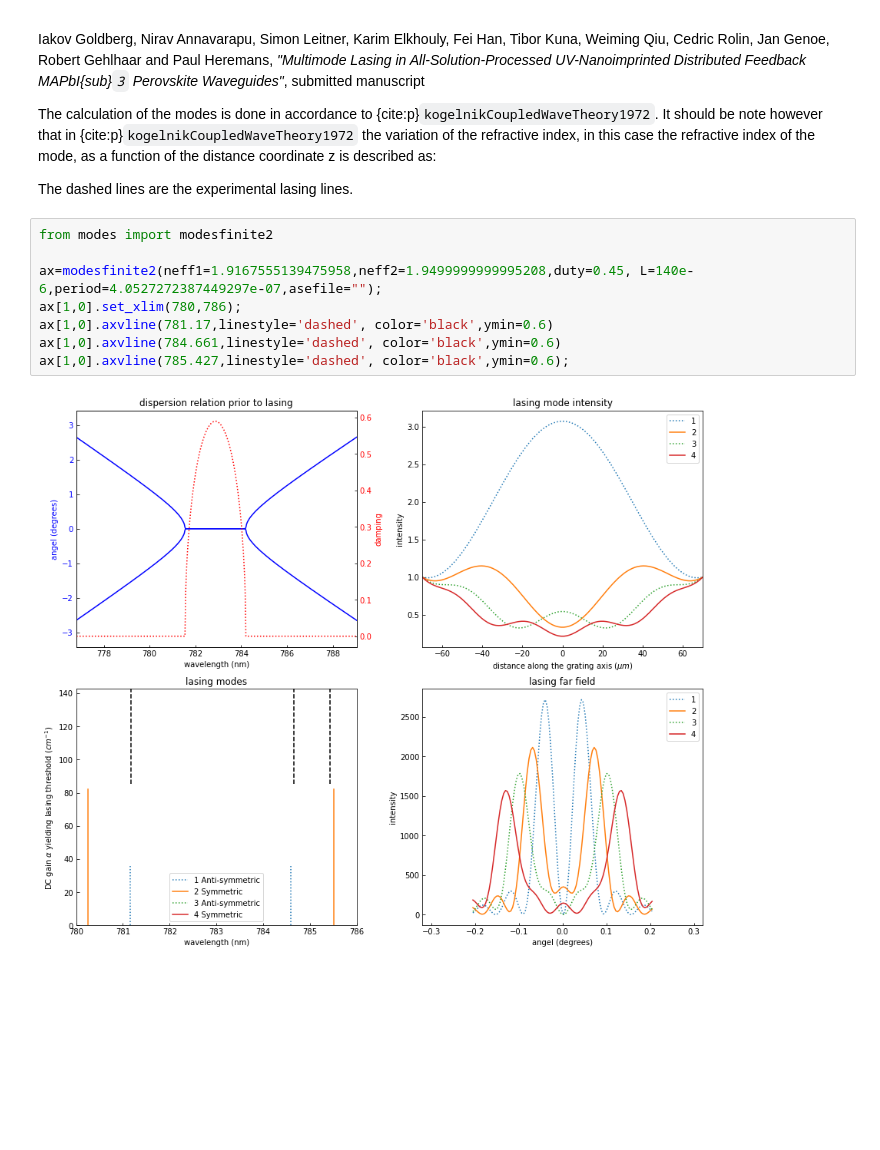
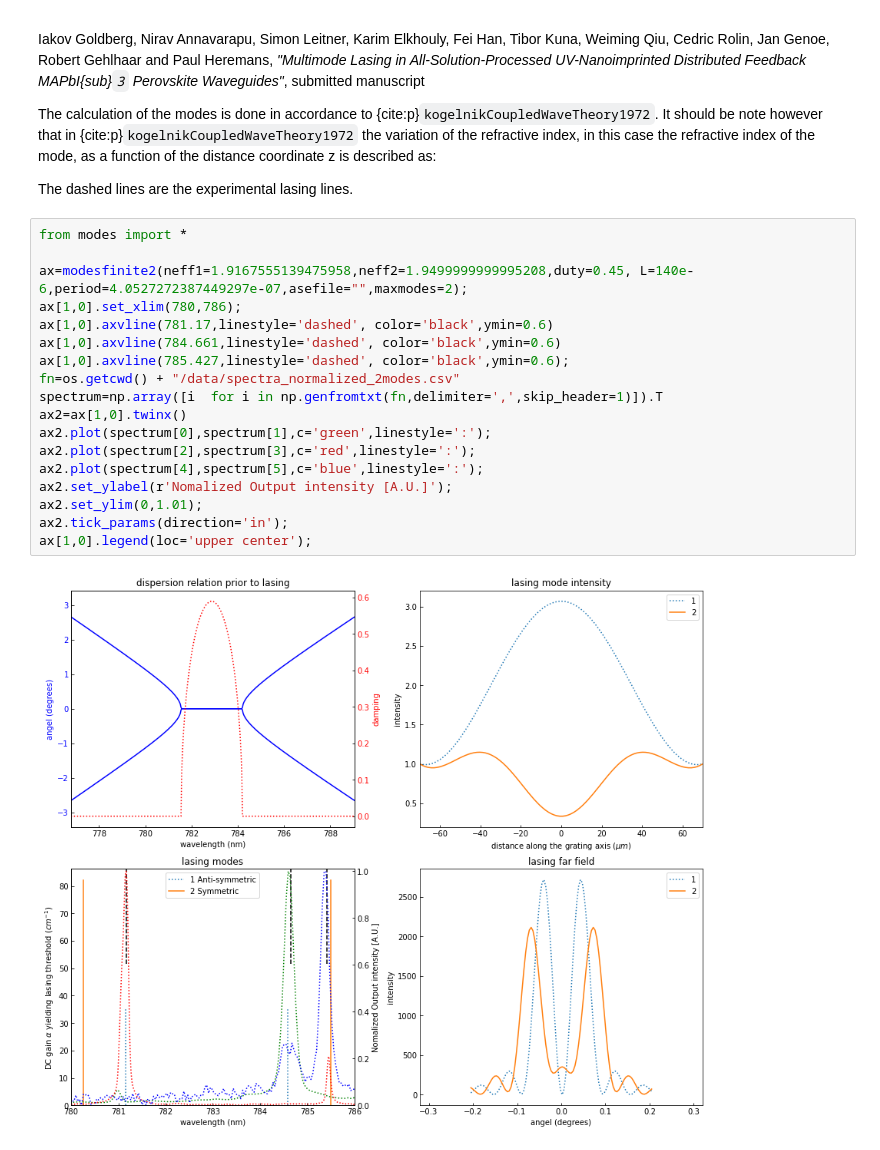
Before and after one commit to jangenoe/Coupled-Wave-Theory_DFB-Lasers, a Jupyter notebook: NanoimprintedDFB.ipynb, the cells around one changed output. Saved outputs shown, nothing was run; the diff lists cells and outputs as text; blank space fills up the shorter version.

Commit message:
adding spectra

```diff
--- a/NanoimprintedDFB.ipynb
+++ b/NanoimprintedDFB.ipynb
@@ -9,12 +9,22 @@ The calculation of the modes is done in accordance to {cite:p}`kogelnikCoupledWa
 
 The dashed lines are the experimental lasing lines.
 # %%
-from modes import modesfinite2
+from modes import *
 
-ax=modesfinite2(neff1=1.9167555139475958,neff2=1.9499999999995208,duty=0.45, L=140e-6,period=4.0527272387449297e-07,asefile="");
+ax=modesfinite2(neff1=1.9167555139475958,neff2=1.9499999999995208,duty=0.45, L=140e-6,period=4.0527272387449297e-07,asefile="",maxmodes=2);
 ax[1,0].set_xlim(780,786);
 ax[1,0].axvline(781.17,linestyle='dashed', color='black',ymin=0.6)
 ax[1,0].axvline(784.661,linestyle='dashed', color='black',ymin=0.6)
 ax[1,0].axvline(785.427,linestyle='dashed', color='black',ymin=0.6);
+fn=os.getcwd() + "/data/spectra_normalized_2modes.csv"
+spectrum=np.array([i  for i in np.genfromtxt(fn,delimiter=',',skip_header=1)]).T
+ax2=ax[1,0].twinx()
+ax2.plot(spectrum[0],spectrum[1],c='green',linestyle=':');
+ax2.plot(spectrum[2],spectrum[3],c='red',linestyle=':');
+ax2.plot(spectrum[4],spectrum[5],c='blue',linestyle=':');
+ax2.set_ylabel(r'Nomalized Output intensity [A.U.]');
+ax2.set_ylim(0,1.01);
+ax2.tick_params(direction='in');
+ax[1,0].legend(loc='upper center');
 # %% [output]
-[figure, old version]
+[figure, new version]
```
Also changed, not shown: 3 other files.
